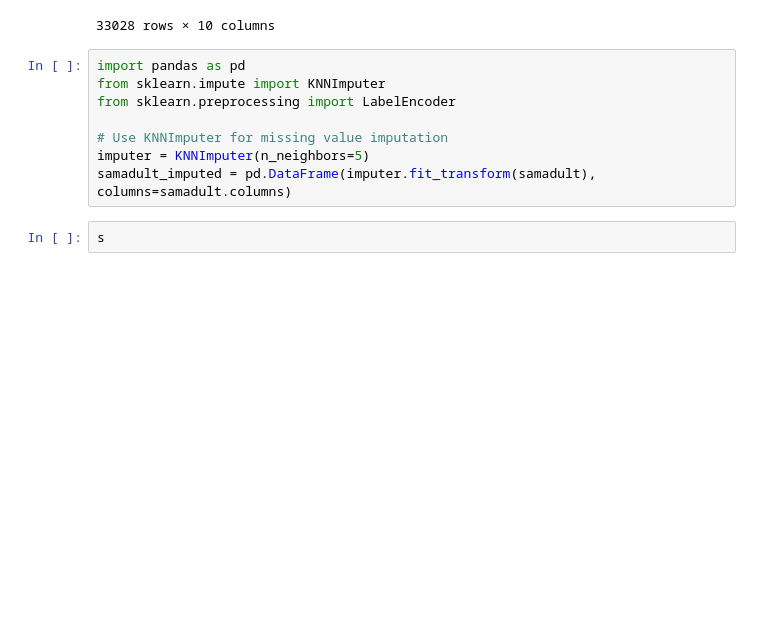
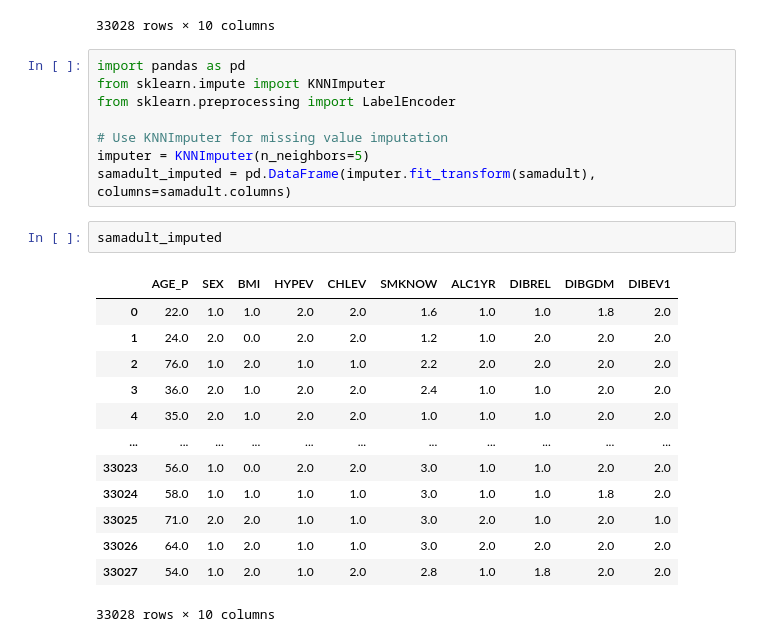
Before and after one commit to HLSL200/ORIE-5160-Midterm-Project, a Jupyter notebook: ORIE_5160_Midterm_Project.ipynb, the cells around one changed output. Cells and saved outputs as stored; diff of their text form; blank space fills up the shorter version.

```diff
--- a/ORIE_5160_Midterm_Project.ipynb
+++ b/ORIE_5160_Midterm_Project.ipynb
@@ -432,5 +432,19 @@ from sklearn.preprocessing import LabelEncoder
 # Use KNNImputer for missing value imputation
 imputer = KNNImputer(n_neighbors=5)
 samadult_imputed = pd.DataFrame(imputer.fit_transform(samadult), columns=samadult.columns)
-# %%
-s
+# %%
+samadult_imputed
+# %% [output]
+|  | AGE_P | SEX | BMI | HYPEV | CHLEV | SMKNOW | ALC1YR | DIBREL | DIBGDM | DIBEV1 |
+| 0 | 22.0 | 1.0 | 1.0 | 2.0 | 2.0 | 1.6 | 1.0 | 1.0 | 1.8 | 2.0 |
+| 1 | 24.0 | 2.0 | 0.0 | 2.0 | 2.0 | 1.2 | 1.0 | 2.0 | 2.0 | 2.0 |
+| 2 | 76.0 | 1.0 | 2.0 | 1.0 | 1.0 | 2.2 | 2.0 | 2.0 | 2.0 | 2.0 |
+| 3 | 36.0 | 2.0 | 1.0 | 2.0 | 2.0 | 2.4 | 1.0 | 1.0 | 2.0 | 2.0 |
+| 4 | 35.0 | 2.0 | 1.0 | 2.0 | 2.0 | 1.0 | 1.0 | 1.0 | 2.0 | 2.0 |
+| ... | ... | ... | ... | ... | ... | ... | ... | ... | ... | ... |
+| 33023 | 56.0 | 1.0 | 0.0 | 2.0 | 2.0 | 3.0 | 1.0 | 1.0 | 2.0 | 2.0 |
+| 33024 | 58.0 | 1.0 | 1.0 | 1.0 | 1.0 | 3.0 | 1.0 | 1.0 | 1.8 | 2.0 |
+| 33025 | 71.0 | 2.0 | 2.0 | 1.0 | 1.0 | 3.0 | 2.0 | 1.0 | 2.0 | 1.0 |
+| 33026 | 64.0 | 1.0 | 2.0 | 1.0 | 1.0 | 3.0 | 2.0 | 2.0 | 2.0 | 2.0 |
+| 33027 | 54.0 | 1.0 | 2.0 | 1.0 | 2.0 | 2.8 | 1.0 | 1.8 | 2.0 | 2.0 |
+33028 rows × 10 columns
```
